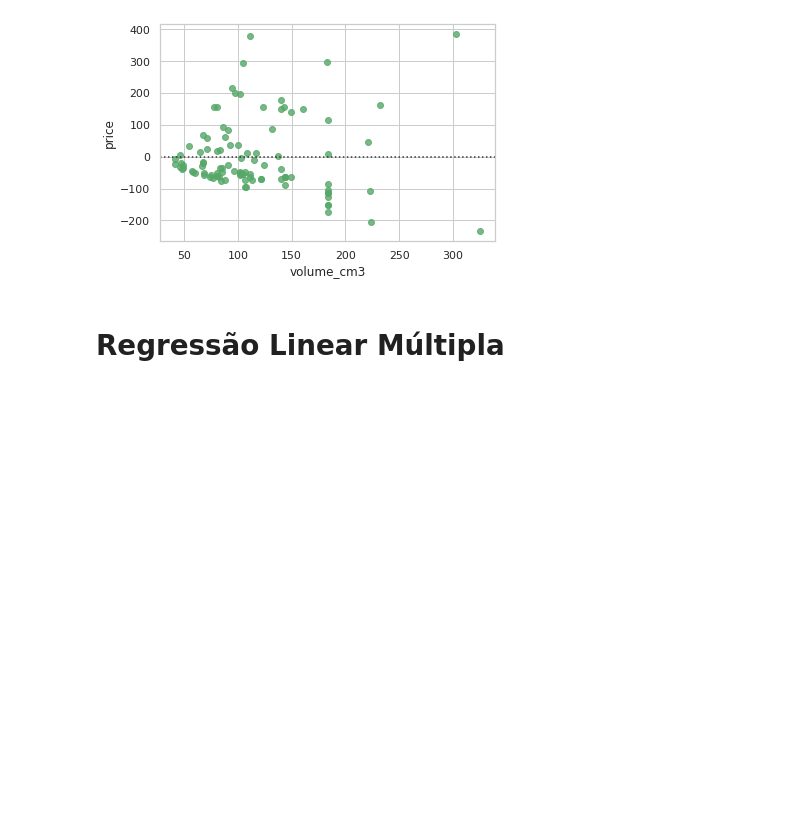
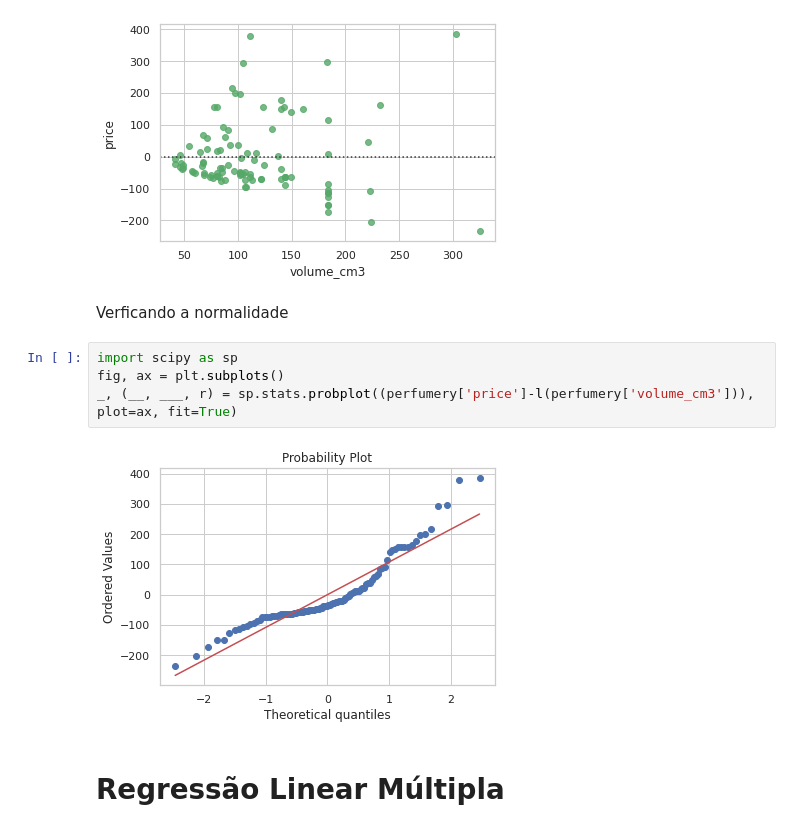
Before and after one commit to AdsonRamos/if697-2020.2, a Jupyter notebook: Projeto_2_Ciência_de_dados_IF697.ipynb, the cells around one changed output. Cells and saved outputs as stored; diff of their text form; blank space fills up the shorter version.

Commit message:
Adicionando normalidade

```diff
--- a/Projeto_2_Ciência_de_dados_IF697.ipynb
+++ b/Projeto_2_Ciência_de_dados_IF697.ipynb
@@ -224,6 +224,14 @@ sns.residplot(l(perfumery['volume_cm3']), perfumery['price'], color="g")
 # %% [output]
 <matplotlib.axes._subplots.AxesSubplot at 0x...>
 [figure]
+# %% [markdown]
+Verficando a normalidade
+# %%
+import scipy as sp
+fig, ax = plt.subplots()
+_, (__, ___, r) = sp.stats.probplot((perfumery['price']-l(perfumery['volume_cm3'])), plot=ax, fit=True)
+# %% [output]
+[figure, added]
 # %% [markdown]
 # Regressão Linear Múltipla
 # %% [markdown]
```
